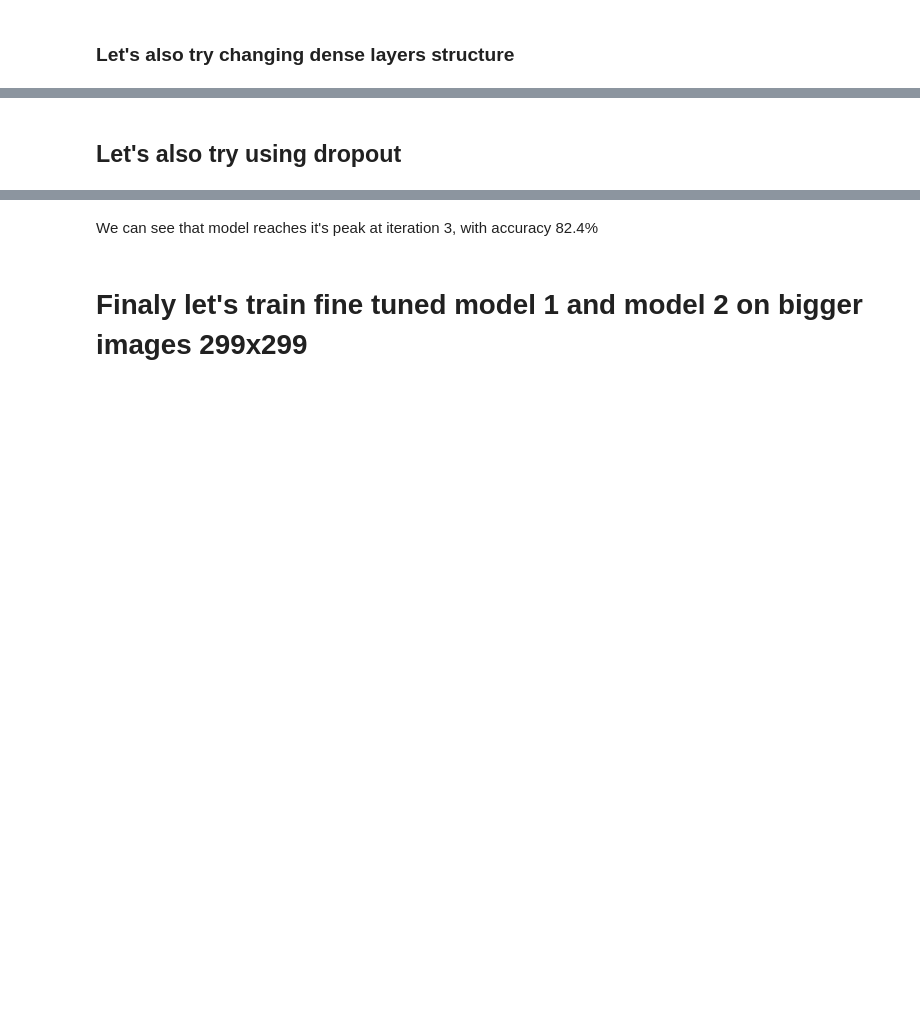
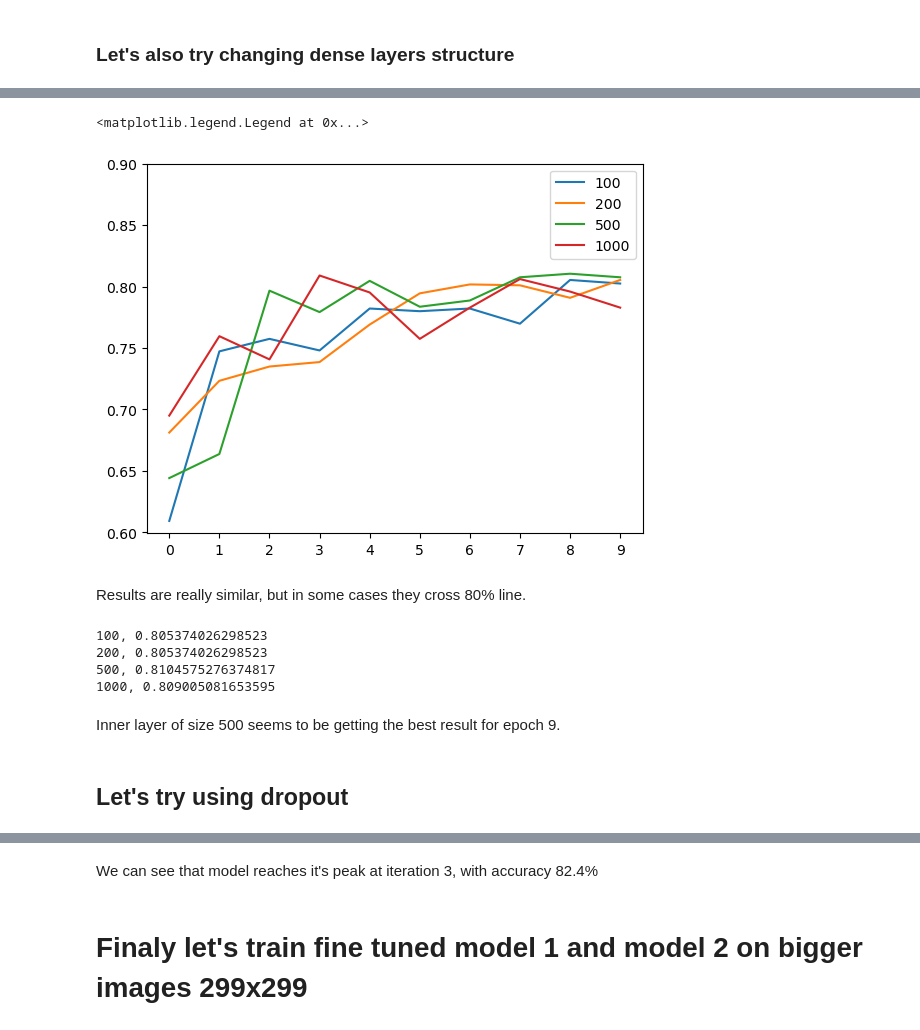
Before and after one commit to Stayermax/MLzoomcamp_capstone_project, a Jupyter notebook: notebook.ipynb, the cells around one changed output, grey strips where cells are left out. Drawn from its saved outputs; the diff is of its cells as text; code cells hidden in the pictures; blank space fills up the shorter version.

```diff
--- a/notebook.ipynb
+++ b/notebook.ipynb
@@ -440,0 +522,22 @@ It seems to improve our results a bit
+# %%
+for ils, hist in scores.items():
+    plt.plot(hist['val_accuracy'], label=f'{ils}')
+
+plt.xticks(np.arange(10))
+plt.yticks(np.arange(0.6,0.9,0.05))
+plt.legend()
+# %% [output]
+<matplotlib.legend.Legend at 0x...>
+[figure, added]
+# %% [markdown]
+Results are really similar, but in some cases they cross 80% line.
+# %%
+for ils, hist in scores.items():
+    print(f"{ils}, {max(hist['val_accuracy'])}")
+# %% [output]
+100, 0.805374026298523
+200, 0.805374026298523
+500, 0.8104575276374817
+1000, 0.809005081653595
+# %% [markdown]
+Inner layer of size 500 seems to be getting the best result for epoch 9.
@@ -441,3 +546,3 @@ It seems to improve our results a bit
 # %% [markdown]
-## Let's also try using dropout
+## Let's try using dropout
 # %%
```
Also changed, not shown: parts of 55 cells of this notebook.
